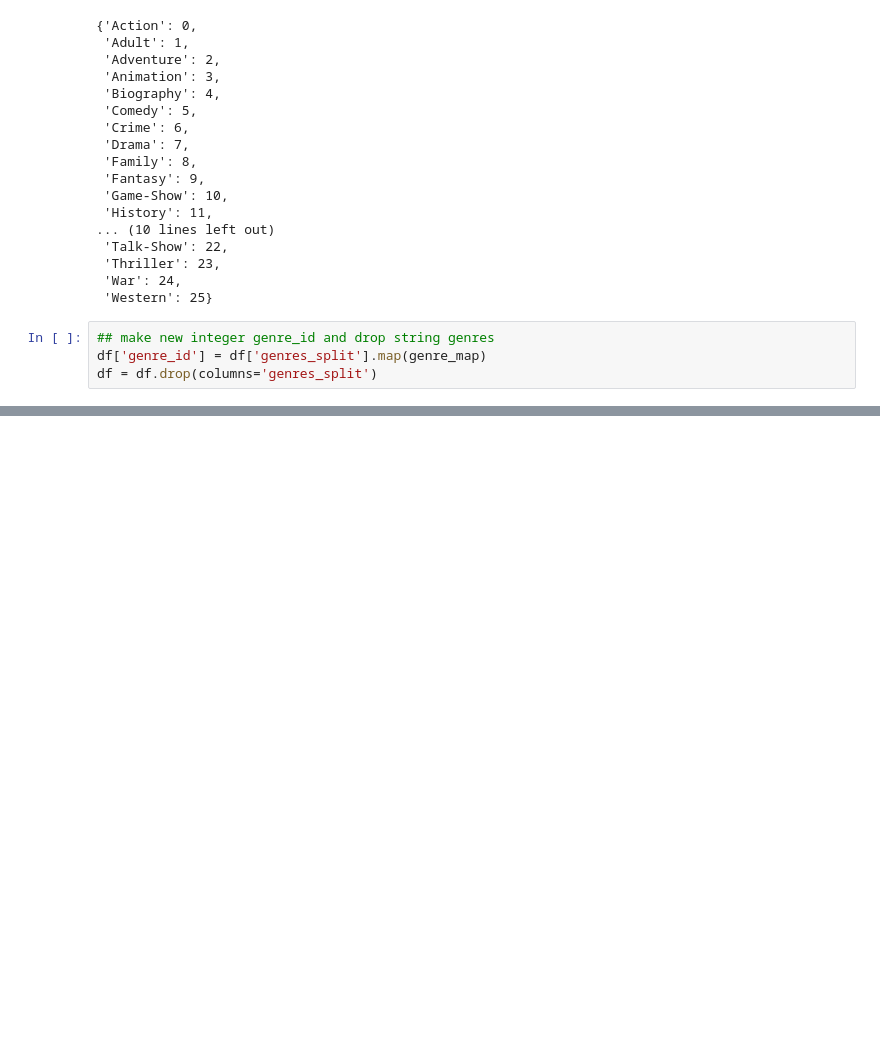
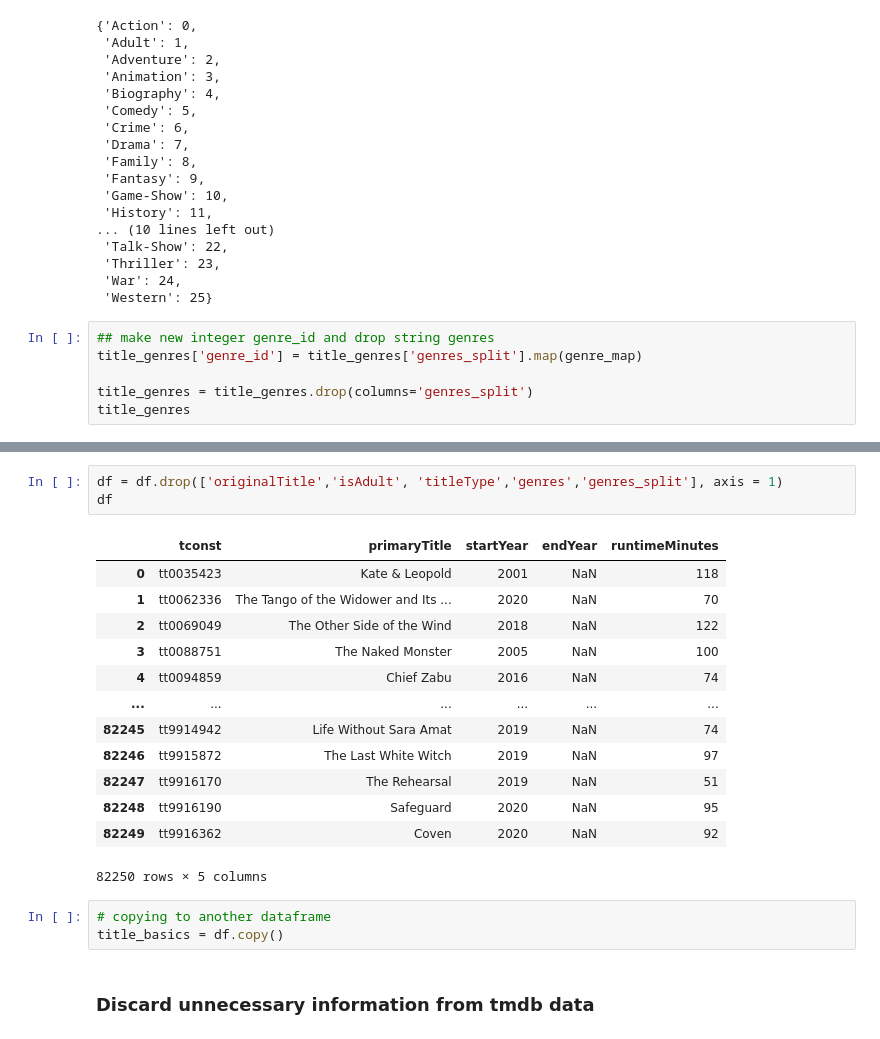
Before and after one commit to rdbhatkal/IMDB, a Jupyter notebook: Project 3 - part 3.ipynb, the cells around one changed output, grey strips where cells are left out. Saved outputs shown, nothing was run; the diff lists cells and outputs as text; blank space fills up the shorter version.

```diff
--- a/Project 3 - part 3.ipynb
+++ b/Project 3 - part 3.ipynb
@@ -126,6 +139,8 @@ genre_map
  'Western': 25}
 # %%
 ## make new integer genre_id and drop string genres
-df['genre_id'] = df['genres_split'].map(genre_map)
-df = df.drop(columns='genres_split')
+title_genres['genre_id'] = title_genres['genres_split'].map(genre_map)
+
+title_genres = title_genres.drop(columns='genres_split')
+title_genres
 # %% [output]
@@ -132,0 +208,22 @@ TypeError: unhashable type: 'list'
+# %%
+df = df.drop(['originalTitle','isAdult', 'titleType','genres','genres_split'], axis = 1)
+df
+# %% [output]
+|  | tconst | primaryTitle | startYear | endYear | runtimeMinutes |
+| 0 | tt0035423 | Kate & Leopold | 2001 | NaN | 118 |
+| 1 | tt0062336 | The Tango of the Widower and Its ... | 2020 | NaN | 70 |
+| 2 | tt0069049 | The Other Side of the Wind | 2018 | NaN | 122 |
+| 3 | tt0088751 | The Naked Monster | 2005 | NaN | 100 |
+| 4 | tt0094859 | Chief Zabu | 2016 | NaN | 74 |
+| ... | ... | ... | ... | ... | ... |
+| 82245 | tt9914942 | Life Without Sara Amat | 2019 | NaN | 74 |
+| 82246 | tt9915872 | The Last White Witch | 2019 | NaN | 97 |
+| 82247 | tt9916170 | The Rehearsal | 2019 | NaN | 51 |
+| 82248 | tt9916190 | Safeguard | 2020 | NaN | 95 |
+| 82249 | tt9916362 | Coven | 2020 | NaN | 92 |
+82250 rows × 5 columns
+# %%
+# copying to another dataframe
+title_basics = df.copy()
+# %% [markdown]
+### Discard unnecessary information from tmdb data
```
Also changed, not shown: parts of 53 cells of this notebook, 4 other files.
